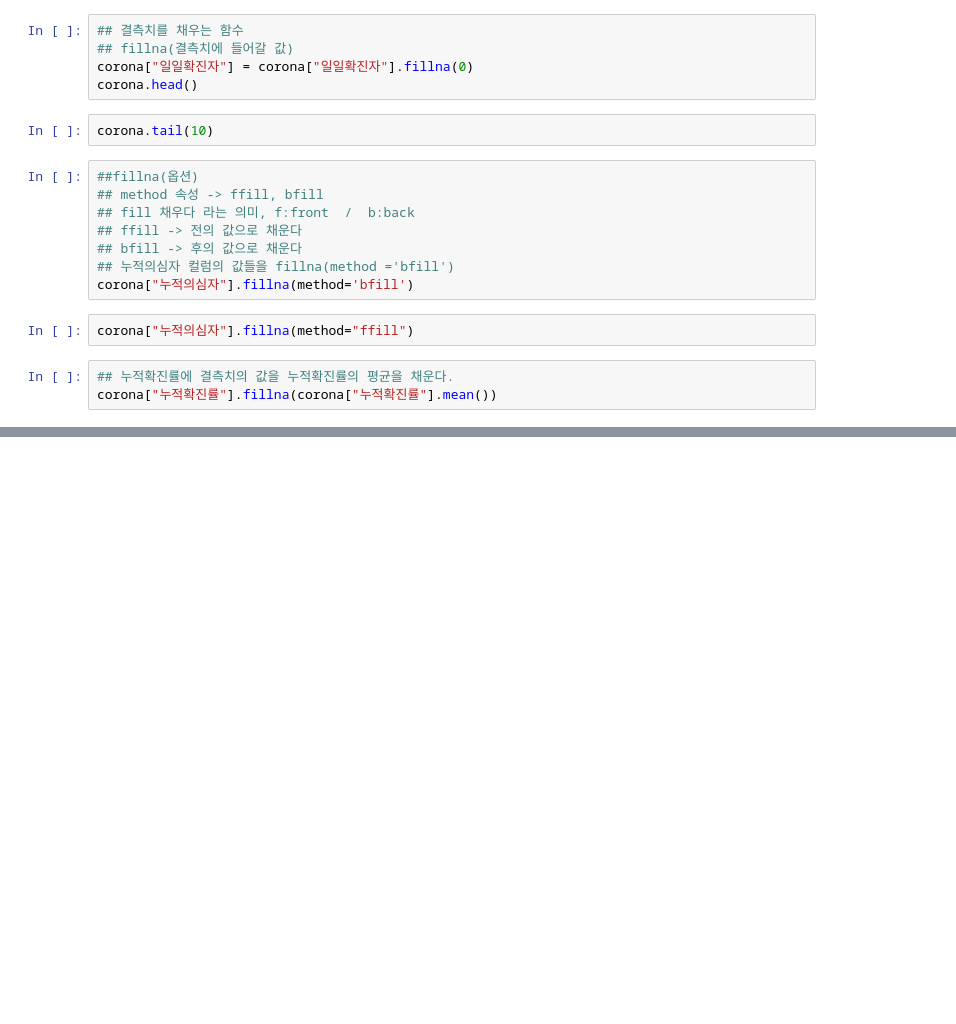
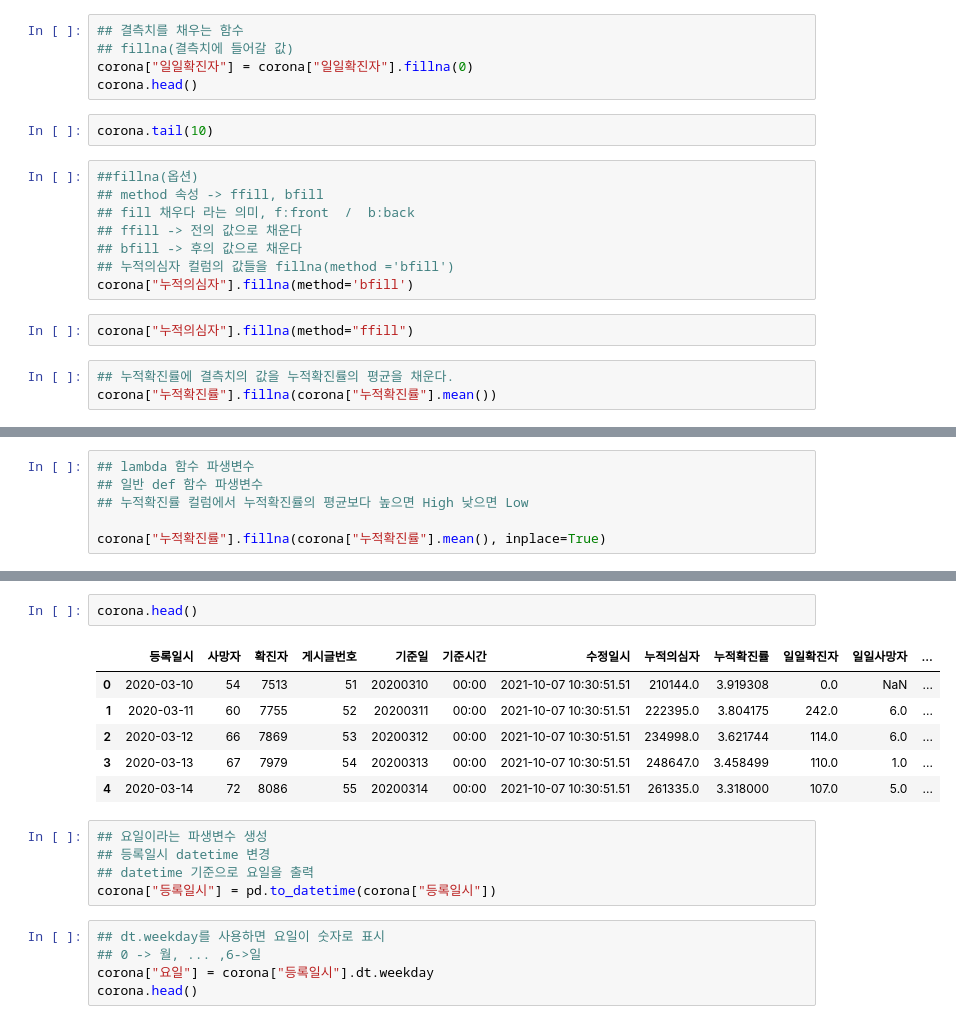
Before and after one commit to bsmoon-86/ubion-5, a Jupyter notebook: 220901/pandas.ipynb, the cells around one changed output, grey strips where cells are left out. Drawn from its saved outputs; the diff is of its cells as text; blank space fills up the shorter version.

```diff
--- a/220901/pandas.ipynb
+++ b/220901/pandas.ipynb
@@ -51,3 +54,9 @@ corona.loc[444:448,:]
 | 446 | 2021-05-30 00:00:00.000 | 1957 | 139907 | 497 | 20210530 | 00:00 | 2021-10-07 10:30:51.51 | 9747612.0 | 1.454166 | -430.0 | -2.0 |
 | 447 | 2021-06-01 00:00:00.000 | 1963 | 140796 | 499 | 20210601 | 00:00 | 2021-10-07 10:30:51.51 | 9798400.0 | 1.455890 | 889.0 | 6.0 |
 | 448 | 2021-06-02 00:00:00.000 | 1965 | 141473 | 500 | 20210602 | 00:00 | 2021-10-07 10:30:51.51 | 9834348.0 | 1.457668 | 677.0 | 2.0 |
+# %%
+## lambda 함수 파생변수
+## 일반 def 함수 파생변수
+## 누적확진률 컬럼에서 누적확진률의 평균보다 높으면 High 낮으면 Low
+
+corona["누적확진률"].fillna(corona["누적확진률"].mean(), inplace=True)
@@ -53,0 +84,19 @@ corona.loc[444:448,:]
+# %%
+corona.head()
+# %% [output]
+|  | 등록일시 | 사망자 | 확진자 | 게시글번호 | 기준일 | 기준시간 | 수정일시 | 누적의심자 | 누적확진률 | 일일확진자 | 일일사망자 | ... |
+| 0 | 2020-03-10 | 54 | 7513 | 51 | 20200310 | 00:00 | 2021-10-07 10:30:51.51 | 210144.0 | 3.919308 | 0.0 | NaN | ... |
+| 1 | 2020-03-11 | 60 | 7755 | 52 | 20200311 | 00:00 | 2021-10-07 10:30:51.51 | 222395.0 | 3.804175 | 242.0 | 6.0 | ... |
+| 2 | 2020-03-12 | 66 | 7869 | 53 | 20200312 | 00:00 | 2021-10-07 10:30:51.51 | 234998.0 | 3.621744 | 114.0 | 6.0 | ... |
+| 3 | 2020-03-13 | 67 | 7979 | 54 | 20200313 | 00:00 | 2021-10-07 10:30:51.51 | 248647.0 | 3.458499 | 110.0 | 1.0 | ... |
+| 4 | 2020-03-14 | 72 | 8086 | 55 | 20200314 | 00:00 | 2021-10-07 10:30:51.51 | 261335.0 | 3.318000 | 107.0 | 5.0 | ... |
+# %%
+## 요일이라는 파생변수 생성
+## 등록일시 datetime 변경
+## datetime 기준으로 요일을 출력
+corona["등록일시"] = pd.to_datetime(corona["등록일시"])
+# %%
+## dt.weekday를 사용하면 요일이 숫자로 표시
+## 0 -> 월, ... ,6->일
+corona["요일"] = corona["등록일시"].dt.weekday
+corona.head()
```
Also changed, not shown: parts of 12 cells of this notebook, 3 other files.
